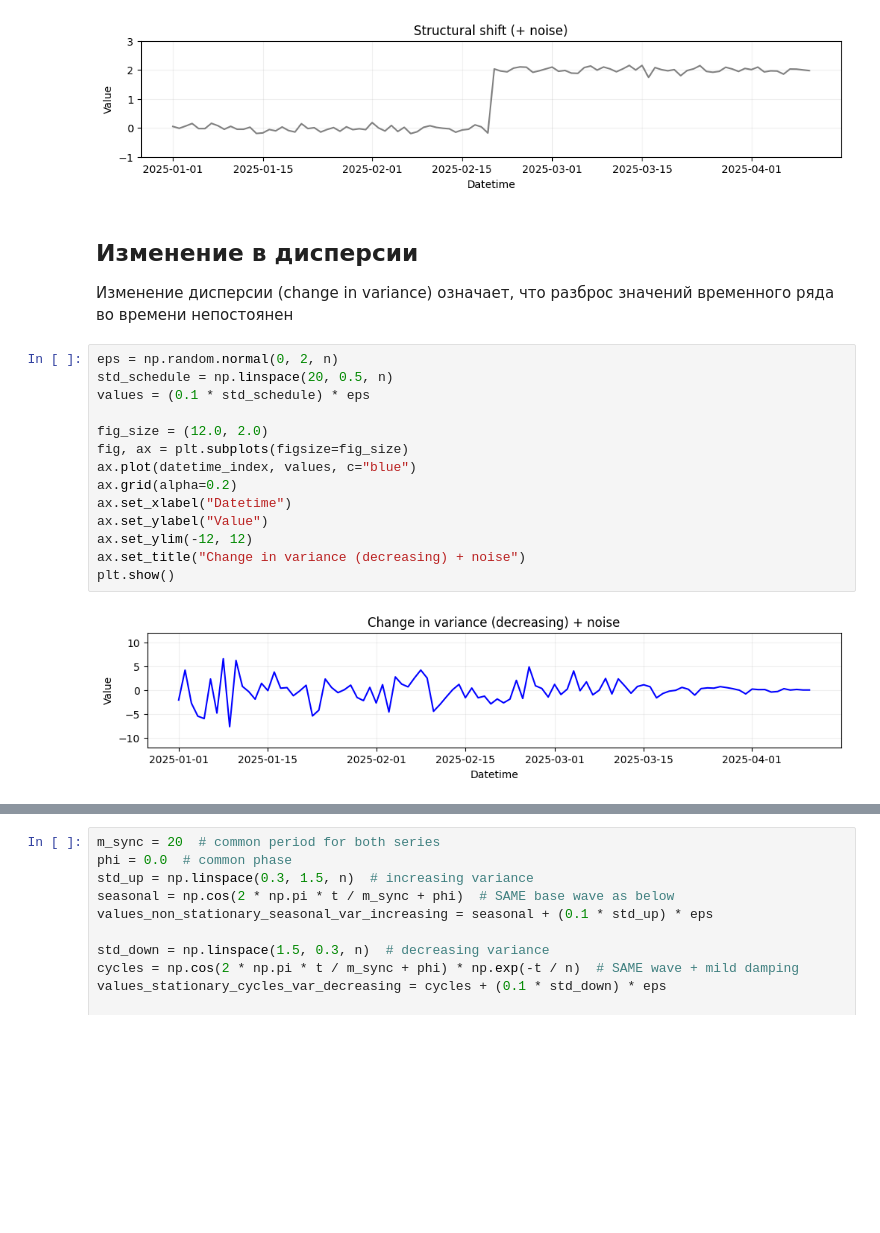
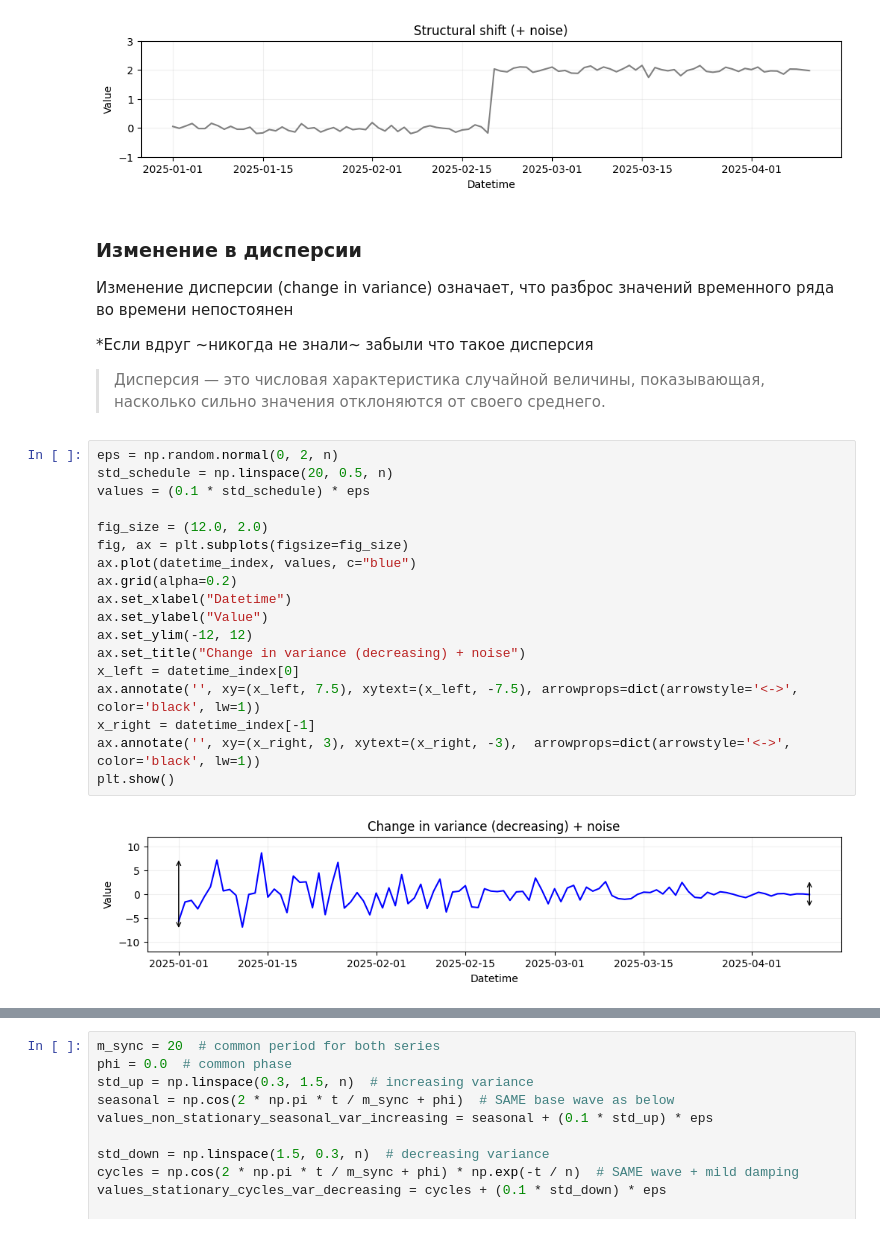
Before and after one commit to Dreamlone/ts-processing, a Jupyter notebook: notebooks/1_time_series_exploration.ipynb, the cells around one changed output, grey strips where cells are left out. Cells and saved outputs as stored; diff of their text form; blank space fills up the shorter version.

```diff
--- a/notebooks/1_time_series_exploration.ipynb
+++ b/notebooks/1_time_series_exploration.ipynb
@@ -184,22 +192,30 @@ plt.show()
 # %% [output]
 [figure]
 # %% [markdown]
-## Изменение в дисперсии
+### Изменение в дисперсии
 
 Изменение дисперсии (change in variance) означает, что разброс значений временного ряда во времени непостоянен
+
+*Если вдруг ~никогда не знали~ забыли что такое дисперсия
+
+> Дисперсия — это числовая характеристика случайной величины, показывающая, насколько сильно значения отклоняются от своего среднего.
 # %%
 eps = np.random.normal(0, 2, n)
 std_schedule = np.linspace(20, 0.5, n)
 values = (0.1 * std_schedule) * eps
 
 fig_size = (12.0, 2.0)
 fig, ax = plt.subplots(figsize=fig_size)
 ax.plot(datetime_index, values, c="blue")
 ax.grid(alpha=0.2)
 ax.set_xlabel("Datetime")
 ax.set_ylabel("Value")
 ax.set_ylim(-12, 12)
 ax.set_title("Change in variance (decreasing) + noise")
+x_left = datetime_index[0]
+ax.annotate('', xy=(x_left, 7.5), xytext=(x_left, -7.5), arrowprops=dict(arrowstyle='<->', color='black', lw=1))
+x_right = datetime_index[-1]
+ax.annotate('', xy=(x_right, 3), xytext=(x_right, -3),  arrowprops=dict(arrowstyle='<->', color='black', lw=1))
 plt.show()
 # %% [output]
-[figure, old version]
+[figure, new version]
```
Also changed, not shown: parts of 21 cells of this notebook, 3 other files.
